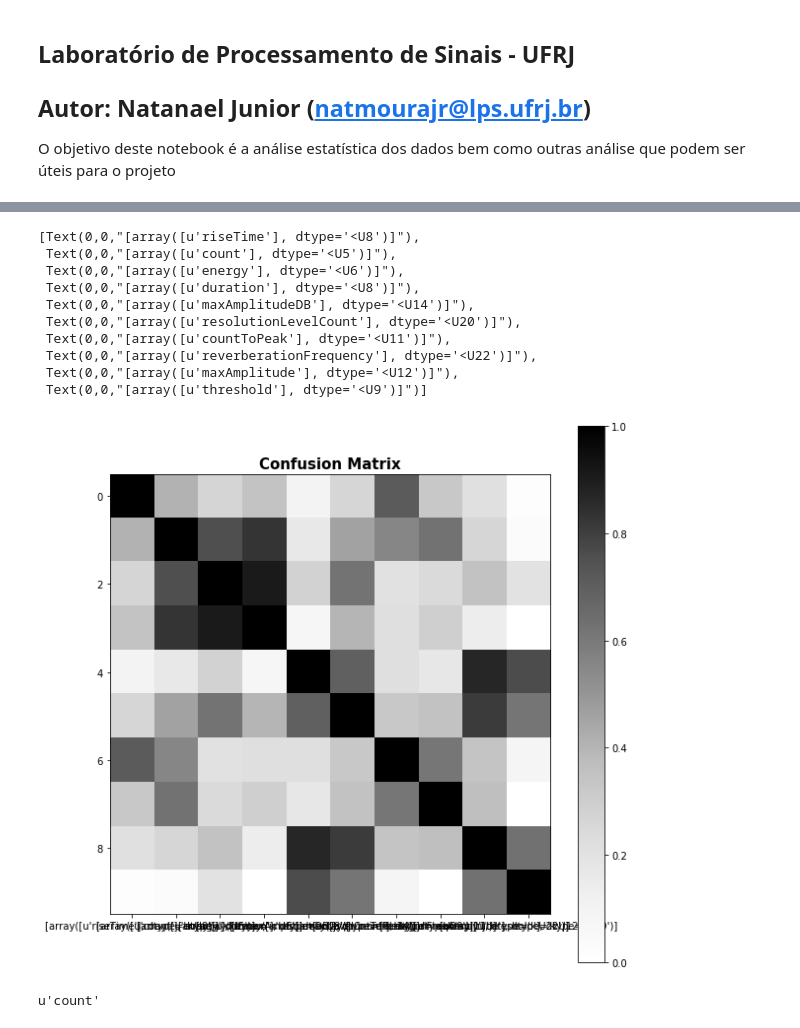
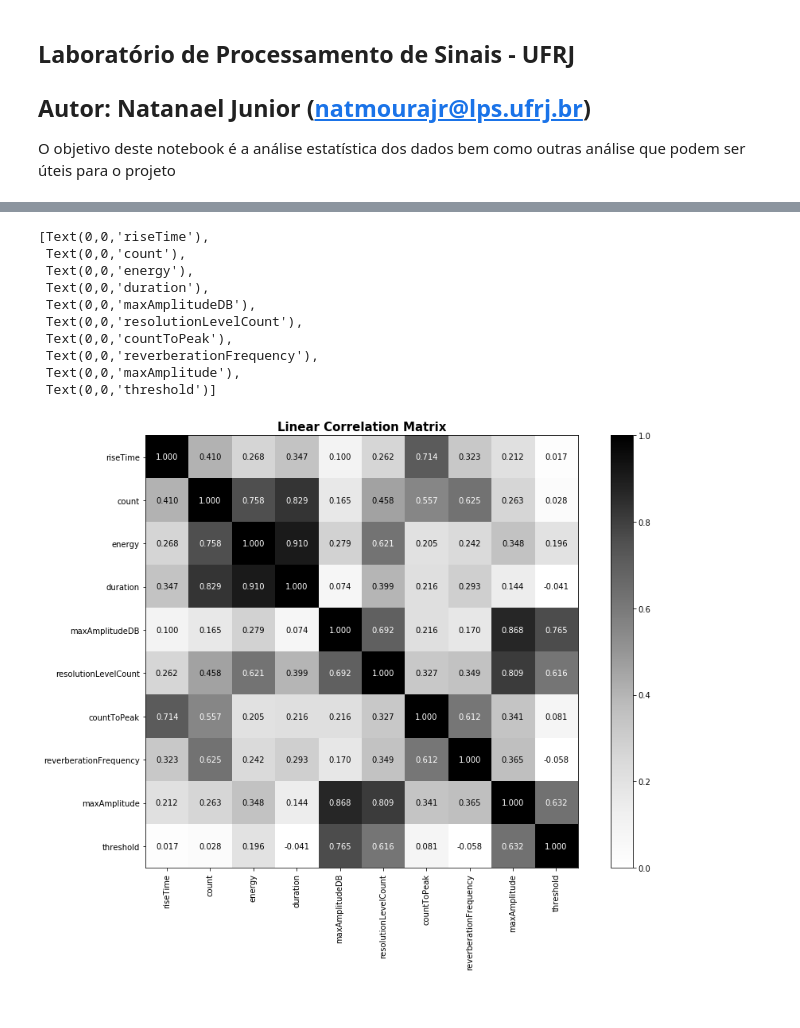
Before and after one commit to natmourajr/PetroAcousticEmission, a Jupyter notebook: notebooks/StatisticalAnalysis.ipynb, the cells around one changed output, grey strips where cells are left out. Drawn from its saved outputs; the diff is of its cells as text; code cells hidden in the pictures.

```diff
--- a/notebooks/StatisticalAnalysis.ipynb
+++ b/notebooks/StatisticalAnalysis.ipynb
@@ -14,6 +14,16 @@ inputMatrix = mat_contents['inputMatrix']
 fieldNames = mat_contents['fieldNames']
 freqPower = mat_contents['power']
 normalizedfreqPower = mat_contents['normalizedPower']
+
+feature_labels = []
+
+for x1, x2 in enumerate(fieldNames):
+    for y1, y2 in enumerate(x2):
+        feature_labels = np.append(feature_labels,str(y2[0]))
+
+
+target_file = sio.loadmat('../../Data/targetCP2.mat')
+target = target_file['targetCP2']
 # %%
 print 'inputMatrix: ',inputMatrix.shape
 print 'power: ',freqPower.shape
@@ -25,34 +179,47 @@ normalized Power:  (32768, 1665)
 # %%
 import matplotlib.pyplot as plt
 %matplotlib inline
 
 #data = np.concatenate((inputMatrix,freqPower),axis=0)
 data = inputMatrix
 cm = np.corrcoef(data)
 
-fig = plt.figure(figsize=(10,10))
+fig = plt.figure(figsize=(15,10))
 ax = fig.add_subplot(111)
+ax.set_aspect(1)
+
 im = ax.imshow(cm, interpolation='nearest', cmap=plt.cm.Greys,clim=(0.0, 1.0))
 
 fig.colorbar(im)
 
-ax.set_title('Confusion Matrix',fontweight='bold',fontsize=15)
-tick_marks = np.arange(len(fieldNames))
+width, height = cm.shape
+
+for x in xrange(width):
+    for y in xrange(height):
+        if cm[x][y] < 0.5:
+            ax.annotate('%1.3f'%(cm[x][y]), xy=(y, x),
+                        horizontalalignment='center',
+                        verticalalignment='center')
+        else:
+            ax.annotate('%1.3f'%(cm[x][y]), xy=(y, x),
+                        horizontalalignment='center',
+                        verticalalignment='center',color='white')
+
+ax.set_title('Linear Correlation Matrix',fontweight='bold',fontsize=15)
+tick_marks = np.arange(len(feature_labels))
 ax.xaxis.set_ticks(tick_marks)
-ax.xaxis.set_ticklabels(fieldNames)
+ax.xaxis.set_ticklabels(feature_labels, rotation=90)
+ax.yaxis.set_ticks(tick_marks)
+ax.yaxis.set_ticklabels(feature_labels)
 # %% [output]
-[Text(0,0,"[array([u'riseTime'], dtype='<U8')]"),
- Text(0,0,"[array([u'count'], dtype='<U5')]"),
- Text(0,0,"[array([u'energy'], dtype='<U6')]"),
- Text(0,0,"[array([u'duration'], dtype='<U8')]"),
- Text(0,0,"[array([u'maxAmplitudeDB'], dtype='<U14')]"),
- Text(0,0,"[array([u'resolutionLevelCount'], dtype='<U20')]"),
- Text(0,0,"[array([u'countToPeak'], dtype='<U11')]"),
- Text(0,0,"[array([u'reverberationFrequency'], dtype='<U22')]"),
- Text(0,0,"[array([u'maxAmplitude'], dtype='<U12')]"),
- Text(0,0,"[array([u'threshold'], dtype='<U9')]")]
+[Text(0,0,'riseTime'),
+ Text(0,0,'count'),
+ Text(0,0,'energy'),
+ Text(0,0,'duration'),
+ Text(0,0,'maxAmplitudeDB'),
+ Text(0,0,'resolutionLevelCount'),
+ Text(0,0,'countToPeak'),
+ Text(0,0,'reverberationFrequency'),
+ Text(0,0,'maxAmplitude'),
+ Text(0,0,'threshold')]
-[figure, old version]
+[figure, new version]
-# %%
-fieldNames[1][0][0]
-# %% [output]
-u'count'
```
Also changed, not shown: parts of 8 cells of this notebook.
